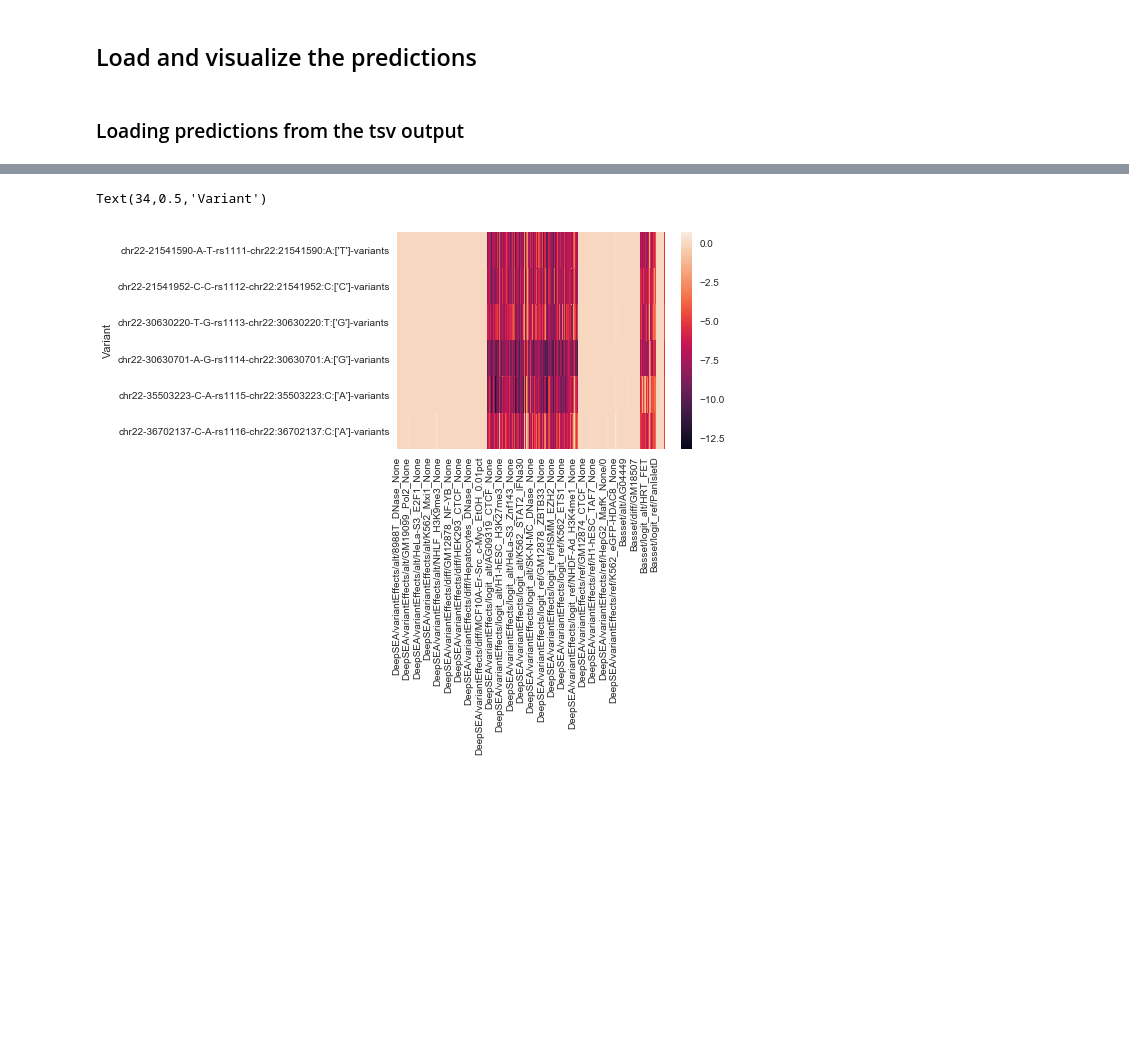
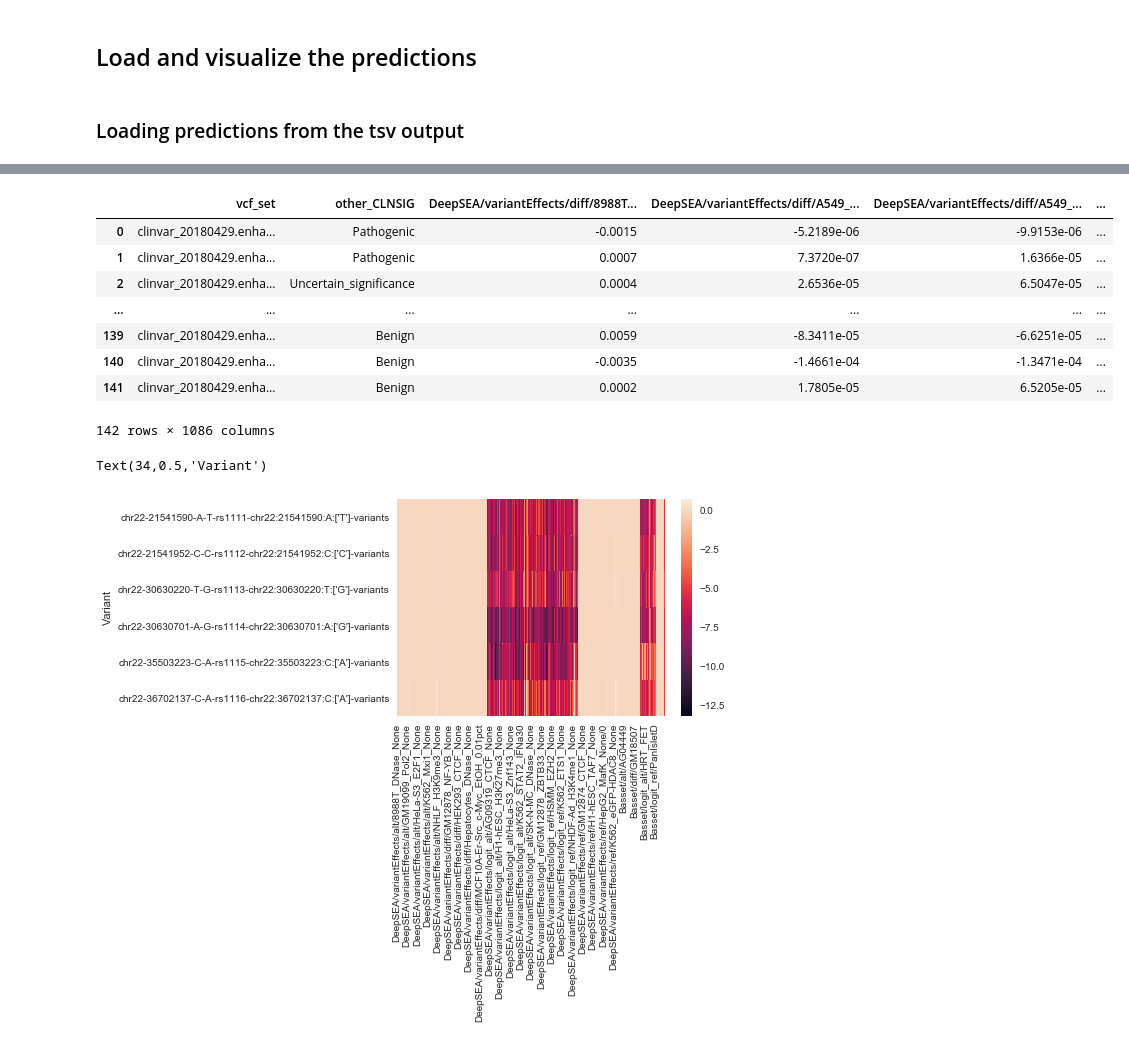
Before and after one commit to kipoi/examples, a Jupyter notebook: 2-score_variants/2-load-visualize.ipynb, the cells around one changed output, grey strips where cells are left out. Saved outputs shown, nothing was run; the diff lists cells and outputs as text; code cells hidden in the pictures; blank space fills up the shorter version.

```diff
--- a/2-score_variants/2-load-visualize.ipynb
+++ b/2-score_variants/2-load-visualize.ipynb
@@ -49,3 +150,15 @@ df.head()
+# %%
+dfm_sub[~dfm_sub.other_CLNSIG.isnull()]
+# %% [output]
+|  | vcf_set | other_CLNSIG | DeepSEA/variantEffects/diff/8988T... | DeepSEA/variantEffects/diff/A549_... | DeepSEA/variantEffects/diff/A549_... | ... |
+| 0 | clinvar_20180429.enha... | Pathogenic | -0.0015 | -5.2189e-06 | -9.9153e-06 | ... |
+| 1 | clinvar_20180429.enha... | Pathogenic | 0.0007 | 7.3720e-07 | 1.6366e-05 | ... |
+| 2 | clinvar_20180429.enha... | Uncertain_significance | 0.0004 | 2.6536e-05 | 6.5047e-05 | ... |
+| ... | ... | ... | ... | ... | ... | ... |
+| 139 | clinvar_20180429.enha... | Benign | 0.0059 | -8.3411e-05 | -6.6251e-05 | ... |
+| 140 | clinvar_20180429.enha... | Benign | -0.0035 | -1.4661e-04 | -1.3471e-04 | ... |
+| 141 | clinvar_20180429.enha... | Benign | 0.0002 | 1.7805e-05 | 6.5205e-05 | ... |
+142 rows × 1086 columns
 # %%
 sns.heatmap(df)
 plt.ylabel("Variant")
```
Also changed, not shown: parts of 20 cells of this notebook, 3 other files.
